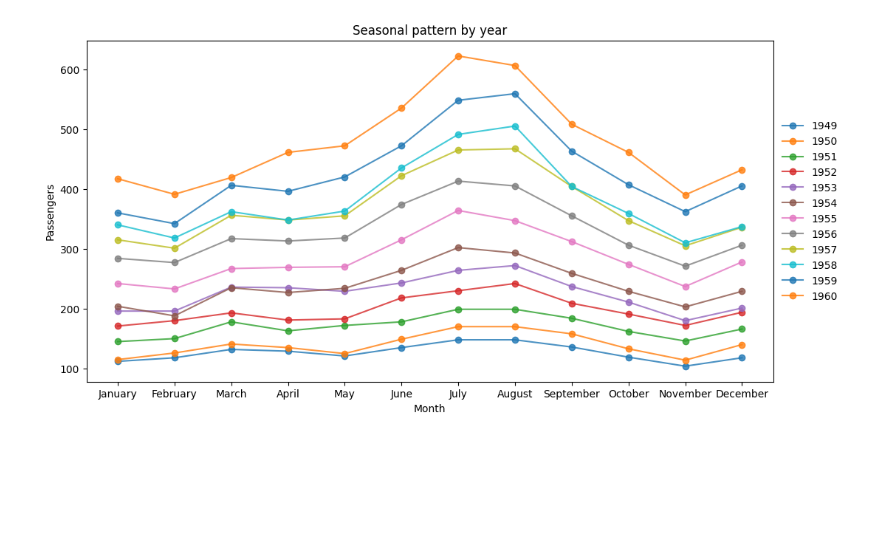
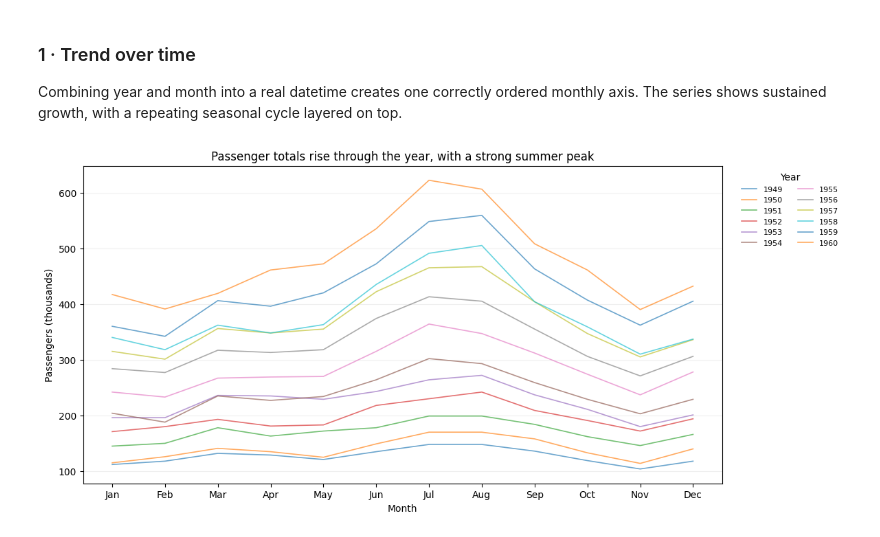
Before and after one commit to AbdulMajidLutfi/BSDS-7A-AbdulMajidLutfi-su92-bsdsm-f23-009_data_visualization, a Jupyter notebook: week1/task5.ipynb, the cells around one changed output. Cells and saved outputs as stored; diff of their text form; code cells hidden in the pictures; blank space fills up the shorter version.

```diff
--- a/week1/task5.ipynb
+++ b/week1/task5.ipynb
@@ -29,0 +5,27 @@ plt.show()
+# %%
+from pathlib import Path
+import pandas as pd
+import numpy as np
+import matplotlib.pyplot as plt
+
+def assignment_data(filename):
+    candidates = (
+        Path.cwd() / "week1" / "assignments" / "data" / filename,
+        Path.cwd() / "assignments" / "data" / filename,
+    )
+    for candidate in candidates:
+        if candidate.is_file():
+            return candidate
+    searched = "\n".join(str(path) for path in candidates)
+    raise FileNotFoundError(f"Could not find {filename}. Searched:\n{searched}")
+
+df = pd.read_csv(assignment_data("flights.csv"))
+df["date"] = pd.to_datetime(
+    df["year"].astype(str) + "-" + df["month"],
+    format="%Y-%B",
+    errors="coerce",
+)
+assert df["date"].notna().all()
+df = df.sort_values("date").reset_index(drop=True)
+df["month_num"] = df["date"].dt.month
+df["month_name"] = df["date"].dt.month_name()
@@ -30,12 +43,21 @@ plt.show()
+# %% [markdown]
+### 1 · Trend over time
+
+Combining year and month into a real datetime creates one correctly ordered monthly axis. The series shows sustained growth, with a repeating seasonal cycle layered on top.
 # %%
-seasonal = df.pivot_table(index='month', columns='year', values='passengers', aggfunc='first').reindex(month_order)
+
+month_order = list(range(1, 13))
+month_labels = [pd.Timestamp(2000, month, 1).strftime("%b") for month in month_order]
+seasonal = df.pivot(index="month_num", columns="year", values="passengers").reindex(month_order)
+
 fig, ax = plt.subplots(figsize=(12, 6))
 for year in seasonal.columns:
-    ax.plot(seasonal.index, seasonal[year], marker='o', linewidth=1.5, alpha=0.8, label=str(year))
-ax.set_title('Seasonal pattern by year')
-ax.set_xlabel('Month')
-ax.set_ylabel('Passengers')
-ax.legend(loc='center left', bbox_to_anchor=(1, 0.5), frameon=False)
+    ax.plot(month_labels, seasonal[year], linewidth=1.2, alpha=0.65, label=str(year))
+ax.set_title("Passenger totals rise through the year, with a strong summer peak")
+ax.set_xlabel("Month")
+ax.set_ylabel("Passengers (thousands)")
+ax.legend(title="Year", bbox_to_anchor=(1.02, 1), loc="upper left", ncol=2, fontsize=8, frameon=False)
+ax.grid(axis="y", alpha=0.2)
 plt.show()
 # %% [output]
-[figure, old version]
+[figure, new version]
```
Also changed, not shown: parts of 12 cells of this notebook, 8 other files.
